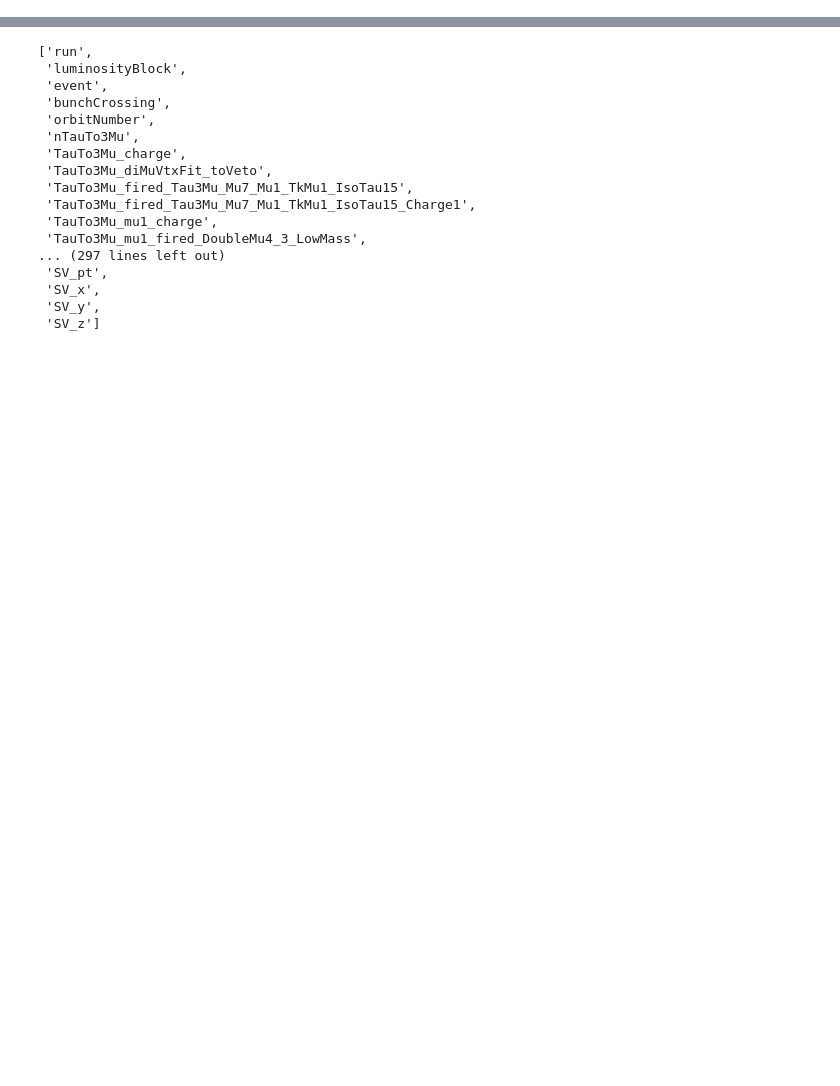
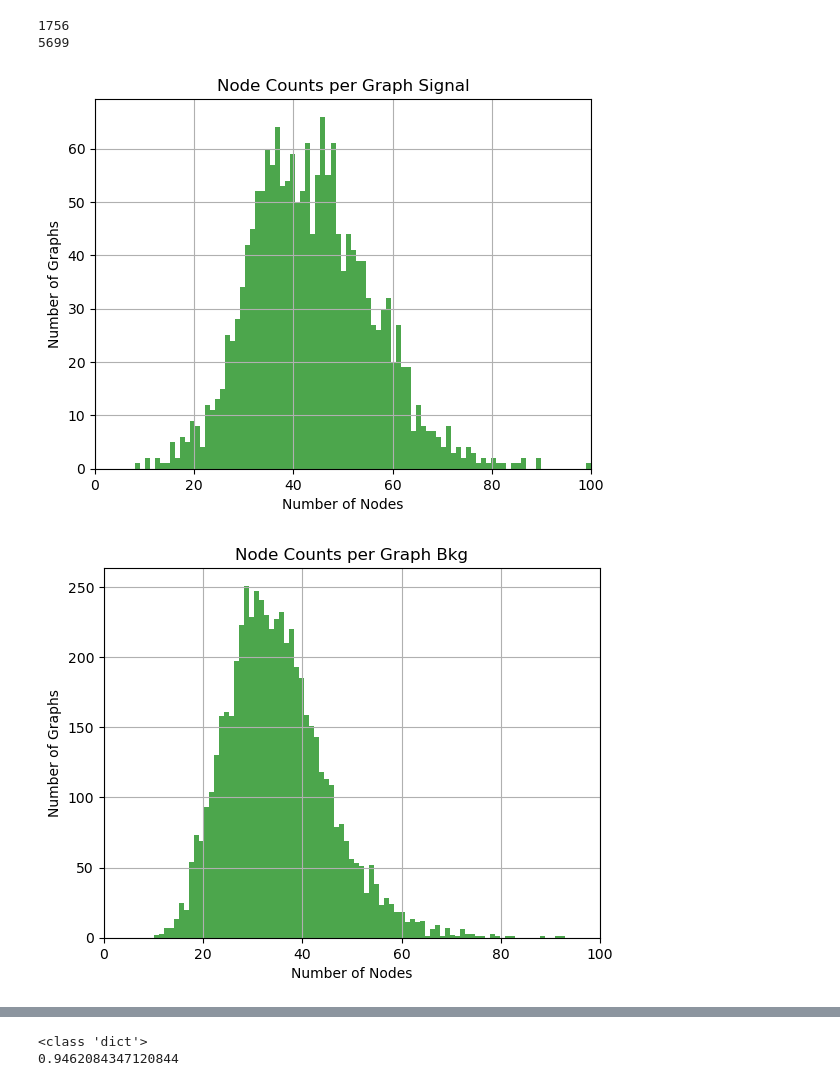
Before and after one commit to KaitoFuss/Tau3Mu_GNN, a Jupyter notebook: muon_cone.ipynb, the cells around one changed output, grey strips where cells are left out. Drawn from its saved outputs; the diff is of its cells as text; code cells hidden in the pictures; blank space fills up the shorter version.

```diff
--- a/muon_cone.ipynb
+++ b/muon_cone.ipynb
@@ -130,0 +94,42 @@ tensor([[  0,   0,   0,  ..., 120, 120, 120],
+# %%
+import matplotlib.pyplot as plt
+
+def plot_hist(data, title, xlabel, ylabel, bins=None, xlim=None, ylim=None):
+    # Plot histogram
+    plt.hist(data, bins=bins, color='green', alpha=0.7)
+    plt.xlabel(xlabel)
+    plt.ylabel(ylabel)
+    plt.title(title)
+    if xlim:
+        plt.xlim(xlim)
+    if ylim:
+        plt.ylim(ylim)
+    plt.grid(True)
+    plt.show()
+# %%
+from utils.ConeGraphProducer import ConeGraphProducer
+signal_graphs = ConeGraphProducer("data/signal_W", "W_decay_signal_dzd0_cone_size_0.5_fully")
+bkg_graphs = ConeGraphProducer("data/background", "background_dzd0_cone_size_0.5_fully")
+
+print(len(signal_graphs))
+print(len(bkg_graphs))
+
+num_nodes_per_graph = [data.num_nodes for data in signal_graphs]
+plot_hist(num_nodes_per_graph, "Node Counts per Graph Signal", "Number of Nodes", "Number of Graphs", bins=np.linspace(0,100,100), xlim=(0,100))
+num_nodes_per_graph = [data.num_nodes for data in bkg_graphs]
+plot_hist(num_nodes_per_graph, "Node Counts per Graph Bkg", "Number of Nodes", "Number of Graphs", bins=np.linspace(0,100,100), xlim=(0,100))
+
+pair_masses = [data.edge_attr[:, 0] for data in signal_graphs]
+pair_masses = np.concatenate(pair_masses)
+plot_hist(pair_masses, "Distribution of Pair Masses (singal)", "Pair Mass", "Count", bins=np.linspace(-4,4,200))
+pair_masses = [data.edge_attr[:, 0] for data in bkg_graphs]
+pair_masses = np.concatenate(pair_masses)
+plot_hist(pair_masses, "Distribution of Pair Masses (bkg)", "Pair Mass", "Count", bins=np.linspace(-4,4,200))
+
+plot_graph(signal_graphs[0], "fully connected signal graph")
+plot_graph(bkg_graphs[0], "fully connected bkg graph")
+# %% [output]
+1756
+5699
+[figure, added]
+[figure, added]
@@ -131,25 +140,15 @@ tensor([[  0,   0,   0,  ..., 120, 120, 120],
 # %%
-import uproot
-
-f = uproot.open("data/signal_W/tau3muNANO_mc_2022EE_SV.root")
-df = f["Events"].arrays(["TauTo3Mu_charge", "nTauTo3Mu"])
-# df["TauTo3Mu_charge"]
-f["Events"].keys()
+f = uproot.open("data/background/tau3muNANO_data_30apr2025v1_1.root")
+df = f["Events"]
-# %% [output]
-['run',
- 'luminosityBlock',
- 'event',
- 'bunchCrossing',
- 'orbitNumber',
- 'nTauTo3Mu',
- 'TauTo3Mu_charge',
- 'TauTo3Mu_diMuVtxFit_toVeto',
- 'TauTo3Mu_fired_Tau3Mu_Mu7_Mu1_TkMu1_IsoTau15',
- 'TauTo3Mu_fired_Tau3Mu_Mu7_Mu1_TkMu1_IsoTau15_Charge1',
- 'TauTo3Mu_mu1_charge',
- 'TauTo3Mu_mu1_fired_DoubleMu4_3_LowMass',
-... (297 lines left out)
- 'SV_pt',
- 'SV_x',
- 'SV_y',
- 'SV_z']
+# %%
+import pickle
+
+pkl_path = "output/FirstTest_vs2/eval_ROC_AUC.pkl"
+with open(pkl_path, "rb") as f:
+    auc_data = pickle.load(f)
+
+print(type(auc_data))
+print(auc_data["background_dzd0_cone_size_0.5_fully"]['auc'])
+# %% [output]
+<class 'dict'>
+0.9462084347120844
```
Also changed, not shown: parts of 11 cells of this notebook.
